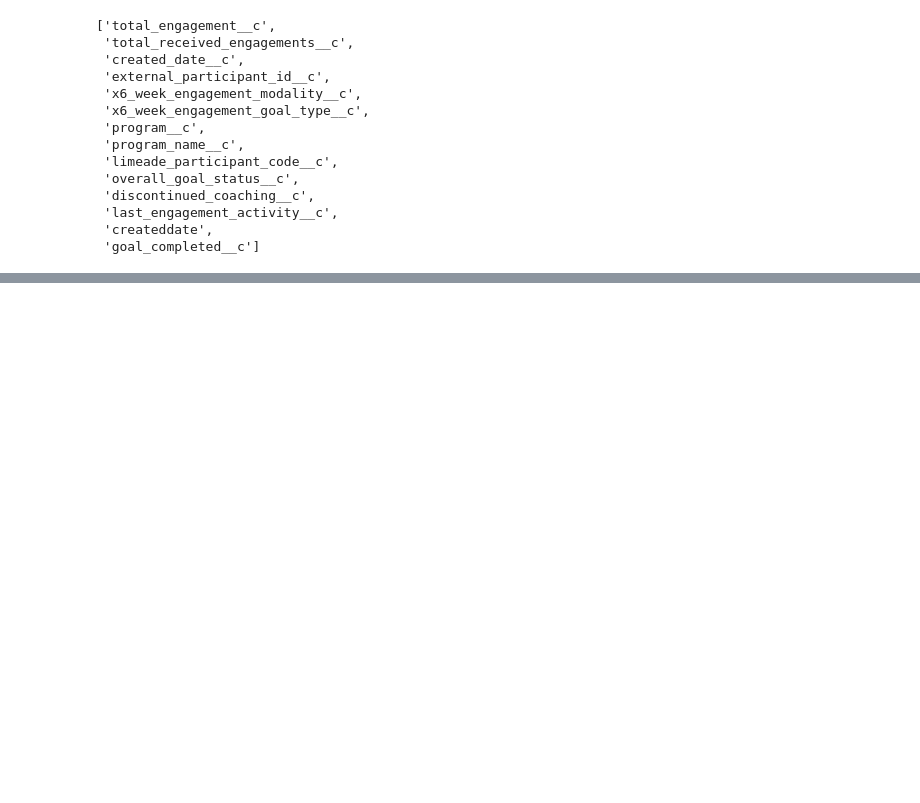
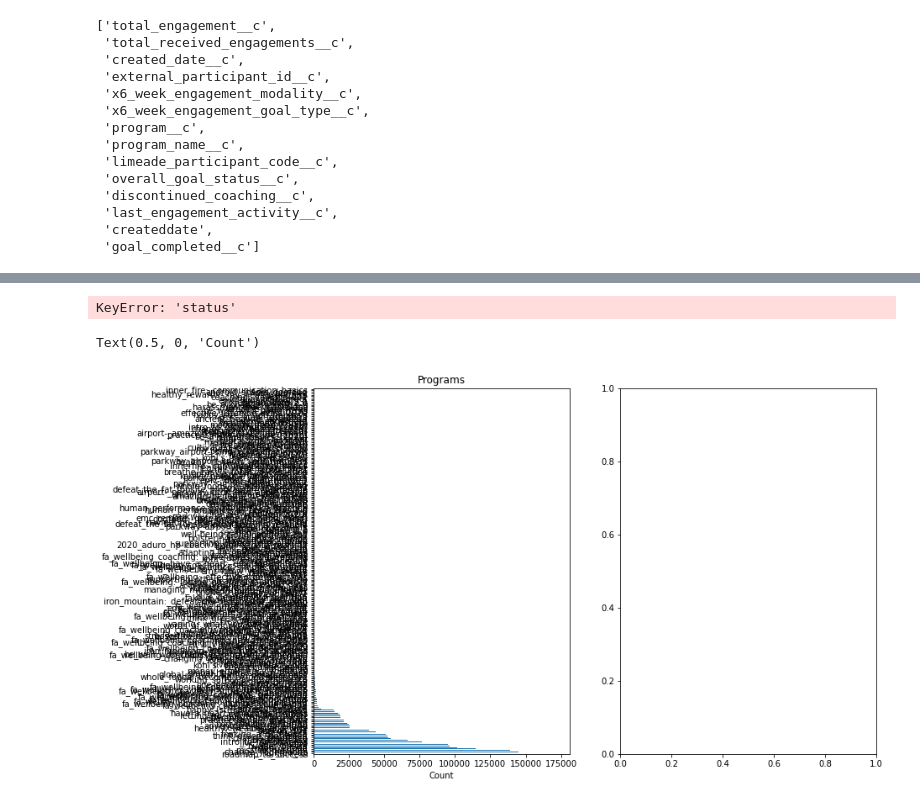
Before and after one commit to darneson1989/2021Coaching, a Jupyter notebook: Goals.ipynb, the cells around one changed output, grey strips where cells are left out. Saved outputs shown, nothing was run; the diff lists cells and outputs as text; code cells hidden in the pictures; blank space fills up the shorter version.

```diff
--- a/Goals.ipynb
+++ b/Goals.ipynb
@@ -124,3 +130,10 @@ IndexError: only integers, slices (`:`), ellipsis (`...`), numpy.newaxis (`None`
+# %%
+goals = goals.drop(goals[goals.x6_week_engagement_modality__c == 'group_coaching__one_time_event'].index)
+# %%
+goals = goals.drop(goals[goals.x6_week_engagement_modality__c == 'one_on_one__video_coaching'].index)
+goals = goals.drop(goals[goals.x6_week_engagement_modality__c == 'one_on_one__1x_event'].index)
+goals = goals.drop(goals[goals.x6_week_engagement_modality__c == 'biometric_event_teachable_moment__1x_event'].index)
+goals = goals.drop(goals[goals.x6_week_engagement_modality__c == 'one_time_company_event'].index)
 # %%
 goals['x6_week_engagement_modality__c'].unique()
 # %% [output]
@@ -127,0 +144,4 @@ IndexError: only integers, slices (`:`), ellipsis (`...`), numpy.newaxis (`None`
+# %%
+goals = goals.drop(goals[goals.x6_week_engagement_modality__c == 'group_coaching__onsite_series'].index)
+# %%
+goals = goals[goals['createddate'] > '2017-01-01 12:00:00']
@@ -127,0 +180,13 @@ IndexError: only integers, slices (`:`), ellipsis (`...`), numpy.newaxis (`None`
+# %%
+goals['status'].value_counts()
+# %% [output]
+KeyError: 'status'
+# %%
+#bar graph of programs
+fig, ax = plt.subplots(nrows=1, ncols=2, figsize=(12, 8))
+goals.program_name__c.value_counts().plot(kind='barh', ax=ax[0])
+ax[0].set_title('Programs')
+ax[0].set_xlabel('Count')
+# %% [output]
+Text(0.5, 0, 'Count')
+[figure, added]
```
Also changed, not shown: parts of 17 cells of this notebook.
